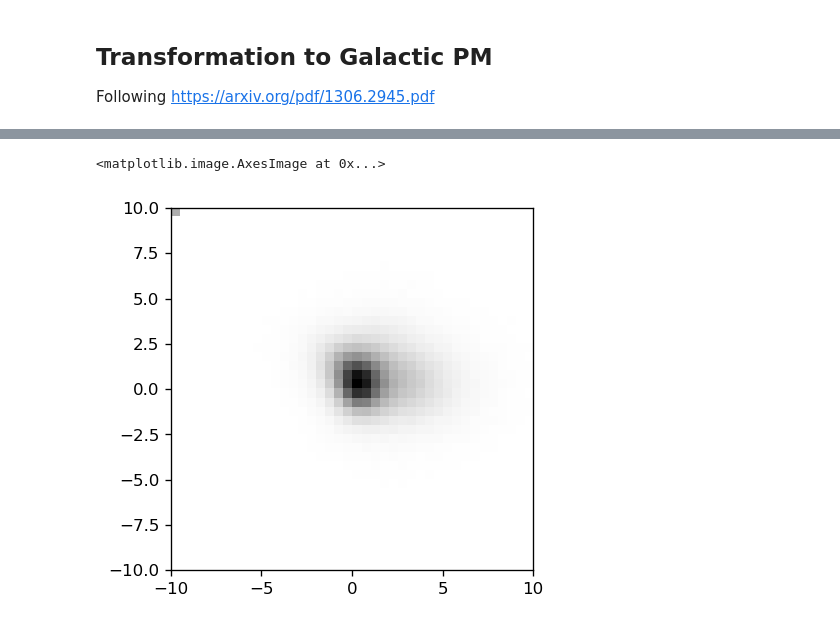
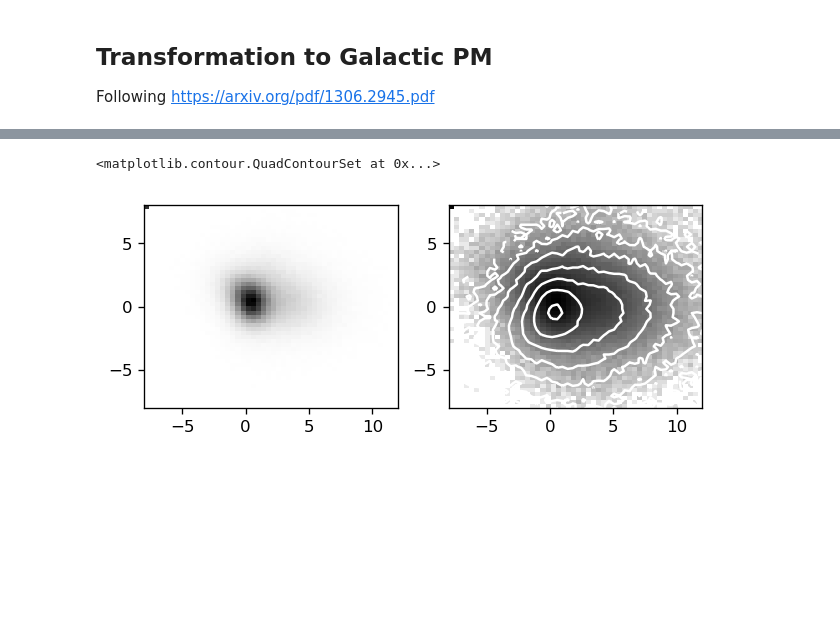
Before and after one commit to ctslater/gaia_experiments, a Jupyter notebook: dereddening_gaia.ipynb, the cells around one changed output, grey strips where cells are left out. Saved outputs shown, nothing was run; the diff lists cells and outputs as text; code cells hidden in the pictures; blank space fills up the shorter version.

Commit message:
2d histograms are working.

```diff
--- a/dereddening_gaia.ipynb
+++ b/dereddening_gaia.ipynb
@@ -131,7 +131,11 @@ gaia_g0_mulb = gaia_g0.withColumn("mu_l", spark_mu_l(gaia_g0['ra']*pi/180.0, gai
                       .withColumn("mu_b", spark_mu_b(gaia_g0['ra']*pi/180.0, gaia_g0['dec']*pi/180.0,
                                                      gaia_g0['pmra'], gaia_g0['pmdec']))
 # %%
-def sparkhist_2d(data1, data2, start1, end1, n1, start2, end2, n2):
+def spark_2d_binning(data1, data2, start1, end1, n1, start2, end2, n2):
+    """
+    This converts two columns into a single-dimension bin index. This is a mostly-internal
+    function for spark_2d_hist.
+    """
     from pyspark.sql.functions import floor
     from pyspark.sql.types import IntegerType
 
@@ -139,16 +143,24 @@ def sparkhist_2d(data1, data2, start1, end1, n1, start2, end2, n2):
     size2 = (end2 - start2)/n2
     filter = ((data1 >= start1) & (data1 < end1) & (data2 >= start2) & (data2 < end2)).astype(IntegerType())
     return filter * (floor((data1 - start1)/size1) + n1 * floor((data2 - start2)/size2))
+
+def spark_2d_hist(input_df, col1, start1, end1, n1, col2, start2, end2, n2):
+    tmp_table = input_df.withColumn("__histbin", spark_2d_binning(input_df[col1], input_df[col2],
+                                                                start1, end1, n1, start2, end2, n2))
+    _hist_pd = tmp_table.groupby(tmp_table["__histbin"]).agg({"__histbin": "count"}).toPandas()
+
+    hist_one_d = np.zeros(n1 * n2)
+    hist_one_d[_hist_pd['__histbin'].values] = _hist_pd['count(__histbin)'].values
+    hist2d = hist_one_d.reshape(n1, n2)
+    return hist2d
 # %%
 %%time
 
-tmp_table = gaia_g0_mulb.withColumn("histbin", sparkhist_2d(gaia_g0_mulb['mu_l'], gaia_g0_mulb['mu_b'],
-                                                                          -10, 10, 40, -10, 10, 40)) \
-                          .where((gaia_g0_mulb['dup'] == 0) &
+mu_lb_hist = spark_2d_hist(gaia_g0_mulb.where((gaia_g0_mulb['dup'] == 0) &
                                         (gaia_g0_mulb['bp_rp_0'] > 0.5) & (gaia_g0_mulb['bp_rp_0'] < 0.75) &
                                         (gaia_g0_mulb['phot_g0'] > 19) & (gaia_g0_mulb['phot_g0'] <= 20.5) &
                                         (gaia_g0_mulb['parallax'] < 0.2) &
                                         (gaia_g0_mulb['b'] > 10) & (gaia_g0_mulb['b'] < 45) &
-                                        (gaia_g0_mulb['l'] > 150) & (gaia_g0_mulb['l'] < 220))
-_mu_lb_hist = tmp_table.groupby(tmp_table["histbin"]).agg({"histbin": "count"}).toPandas()
+                                        (gaia_g0_mulb['l'] > 150) & (gaia_g0_mulb['l'] < 220)),
+                           'mu_l', -8, 12, 50, 'mu_b', -8, 8, 50)
 # %% [output]
@@ -157,9 +169,10 @@ Wall time: 2min 3s
-# %%
-mu_lb_one_d = np.zeros(40*40)
-mu_lb_one_d[_mu_lb_hist['histbin'].values] = _mu_lb_hist['count(histbin)'].values
-mu_lb_hist = mu_lb_one_d.reshape(40,40)
-# %%
-plt.imshow(mu_lb_hist, extent=(-10, 10, -10, 10), cmap='gray_r')
-# %% [output]
-<matplotlib.image.AxesImage at 0x...>
-[figure, removed]
+# %%
+plt.subplot(1,2,1)
+plt.imshow(mu_lb_hist, extent=(-8, 12, -8, 8), cmap='gray_r')
+
+plt.subplot(1,2,2)
+plt.imshow(np.log10(mu_lb_hist), extent=(-8, 12, -8, 8), cmap='gray_r')
+plt.contour(np.log10(mu_lb_hist), extent=(-8, 12, -8, 8), colors='w')
+# %% [output]
+<matplotlib.contour.QuadContourSet at 0x...>
+[figure, added]
```
Also changed, not shown: parts of 2 cells of this notebook.
